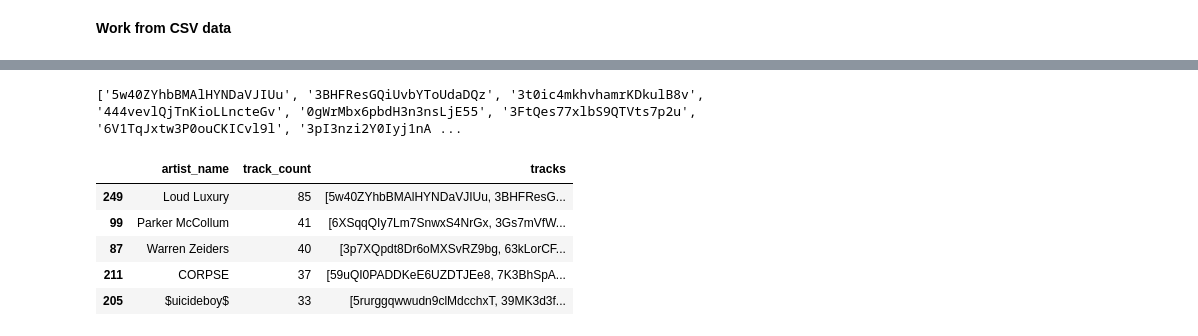
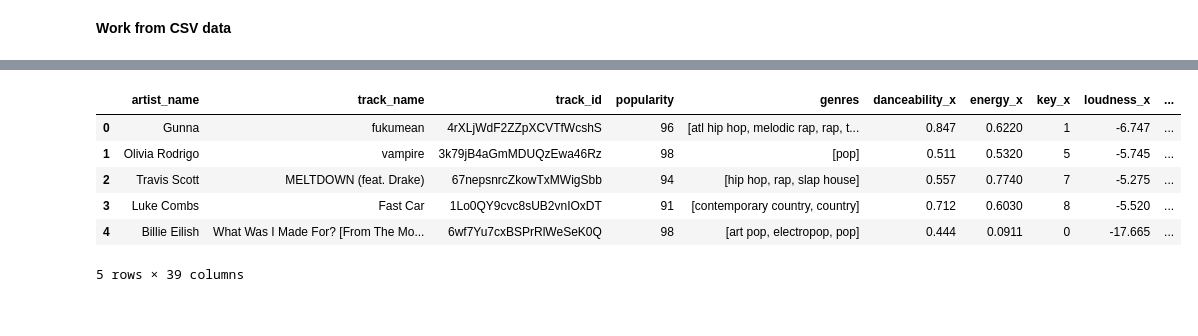
Before and after one commit to amdruggan/project_1, a Jupyter notebook: Resources/main.ipynb, the cells around one changed output, grey strips where cells are left out. Cells and saved outputs as stored; diff of their text form; code cells hidden in the pictures.

Commit message:
genre data

```diff
--- a/Resources/main.ipynb
+++ b/Resources/main.ipynb
@@ -223,30 +223,27 @@ summary_df.head()
-# %%
-# For each artist in the artist_counts_df, get the track_IDs for artists where artist_counts_df['track_count'] > 1
-# Start by filtering the artist_counts_df to only include artists with more than one track
-multi_track_artist_counts_df = artist_counts_df[artist_counts_df['track_count'] > 1]
-
-multi_track_artist_track_IDs = []
-
-# Create a list of track_IDs for each artist in multi_track_artist_counts_df['tracks']
-for i in multi_track_artist_counts_df['tracks']:
-    # Add the list from each row to the multi track list so that we end up with a list of strings without other lists
-    multi_track_artist_track_IDs = multi_track_artist_track_IDs + i
-
-# Learn list comprehension and make Alberto proud:
-# list_name = [i for i in multi_track_artist_counts_df['tracks']]
-# print(list_name)
-# this one is wrong but this is some of the playing w syntax mentioned: [for j in i for i in multi_track_artist_counts_df['track_IDs']]
-# Dictionary comprehension optional
-
-print(multi_track_artist_track_IDs)
-multi_track_artist_counts_df.head()
-
-# Plot this set of tracks vs. the set of all tracks vs. the set of tracks by artists with only 1 track in the dataset
-# %% [output]
-['5w40ZYhbBMAlHYNDaVJIUu', '3BHFResGQiUvbYToUdaDQz', '3t0ic4mkhvhamrKDkulB8v', '444vevlQjTnKioLLncteGv', '0gWrMbx6pbdH3n3nsLjE55', '3FtQes77xlbS9QTVts7p2u', '6V1TqJxtw3P0ouCKICvl9l', '3pI3nzi2Y0Iyj1nA ...
-|  | artist_name | track_count | tracks |
-| 249 | Loud Luxury | 85 | [5w40ZYhbBMAlHYNDaVJIUu, 3BHFResG... |
-| 99 | Parker McCollum | 41 | [6XSqqQIy7Lm7SnwxS4NrGx, 3Gs7mVfW... |
-| 87 | Warren Zeiders | 40 | [3p7XQpdt8Dr6oMXSvRZ9bg, 63kLorCF... |
-| 211 | CORPSE | 37 | [59uQI0PADDKeE6UZDTJEe8, 7K3BhSpA... |
-| 205 | $uicideboy$ | 33 | [5rurggqwwudn9clMdcchxT, 39MK3d3f... |
+# %%
+#Fetch Genre Information for Each Artist:
+
+genre_list = []
+
+for artist_name in merged_df['artist_name']:
+    artist_name_str = str(artist_name)
+    artist_info = sp.search(q='artist:' + artist_name_str, type='artist')
+    if artist_info['artists']['items']:
+        genres = artist_info['artists']['items'][0]['genres']
+        genre_list.append(genres)
+    else:
+        genre_list.append([])
+
+genre_df = merged_df.copy()
+# Add the list of genres to a new DataFrame
+genre_df['genres'] = genre_list
+# %%
+genre_df.head()
+# %% [output]
+|  | artist_name | track_name | track_id | popularity | genres | danceability_x | energy_x | key_x | loudness_x | ... |
+| 0 | Gunna | fukumean | 4rXLjWdF2ZZpXCVTfWcshS | 96 | [atl hip hop, melodic rap, rap, t... | 0.847 | 0.6220 | 1 | -6.747 | ... |
+| 1 | Olivia Rodrigo | vampire | 3k79jB4aGmMDUQzEwa46Rz | 98 | [pop] | 0.511 | 0.5320 | 5 | -5.745 | ... |
+| 2 | Travis Scott | MELTDOWN (feat. Drake) | 67nepsnrcZkowTxMWigSbb | 94 | [hip hop, rap, slap house] | 0.557 | 0.7740 | 7 | -5.275 | ... |
+| 3 | Luke Combs | Fast Car | 1Lo0QY9cvc8sUB2vnIOxDT | 91 | [contemporary country, country] | 0.712 | 0.6030 | 8 | -5.520 | ... |
+| 4 | Billie Eilish | What Was I Made For? [From The Mo... | 6wf7Yu7cxBSPrRlWeSeK0Q | 98 | [art pop, electropop, pop] | 0.444 | 0.0911 | 0 | -17.665 | ... |
+5 rows × 39 columns
```
Also changed, not shown: parts of 10 cells of this notebook, 3 other files.
